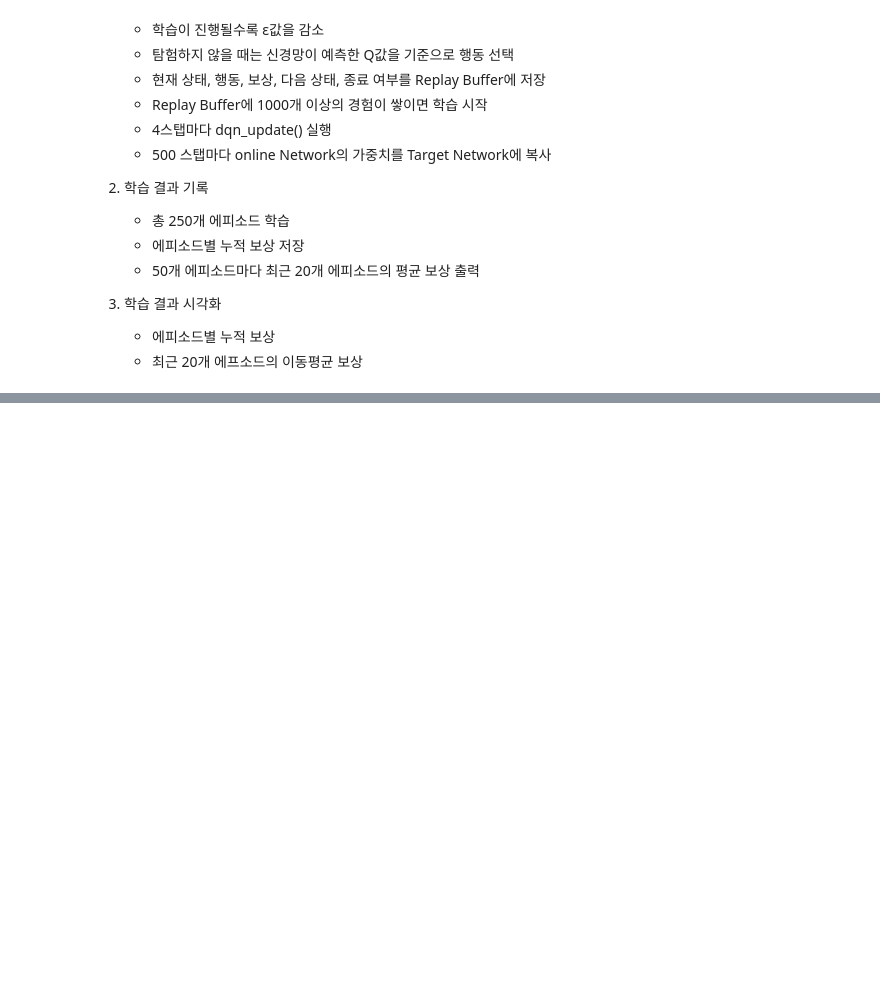
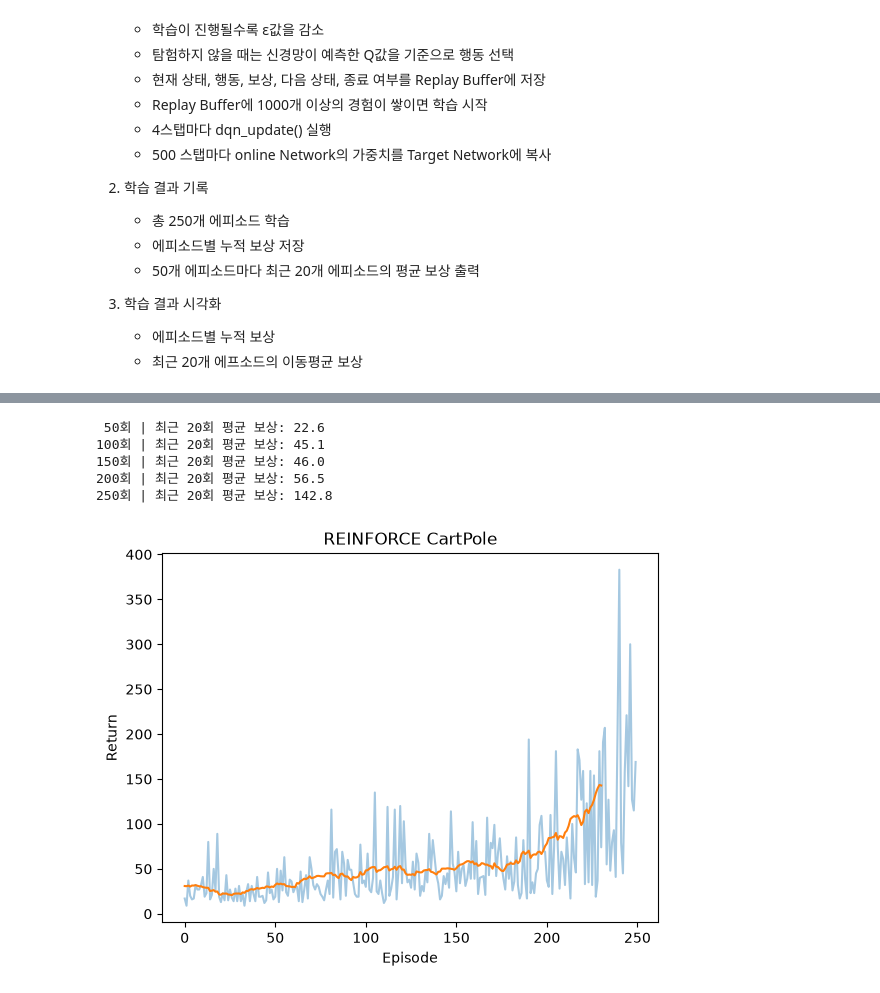
Before and after one commit to OhSeungAh2/multimodal, a Jupyter notebook: 4_딥강화학습_실습문제.ipynb, the cells around one changed output, grey strips where cells are left out. Saved outputs shown, nothing was run; the diff lists cells and outputs as text; code cells hidden in the pictures; blank space fills up the shorter version.

```diff
--- a/4_딥강화학습_실습문제.ipynb
+++ b/4_딥강화학습_실습문제.ipynb
@@ -289,0 +292,9 @@ plt.show()
+# %%
+# 위 내용을 함수로 만든거
+def discounted_returns(rewards,gamma=0.99):
+    out=[]; running=0.0
+    for r in reversed(rewards):
+        running=float(r)+gamma*running
+        out.append(running)
+    return list(reversed(out))
+print('예시:',discounted_returns([1,1,1],gamma=0.9))
@@ -289,0 +303,13 @@ plt.show()
+# %%
+class PolicyNet(nn.Module):
+    def __init__(self, obs_dim=4, n_actions=2):
+        super().__init__()
+
+        self.net = nn.Sequential(
+            nn.Linear(obs_dim, 64),  # 입력 4개(상태) → 은닉층 뉴런 64개
+            nn.Tanh(),               # 활성화 함수: 출력값을 -1 ~ 1 범위로 변환
+            nn.Linear(64, n_actions) # 은닉층 64개 → 행동 2개의 로짓(Logit) 출력
+        )
+
+    def forward(self, x):
+        return self.net(x)  # 행동별 로짓 반환 (아직 확률이 아님)
@@ -289,0 +400,12 @@ plt.show()
+# %%
+reinforce_model,reinforce_scores=train_reinforce(episodes=250)
+plt.plot(reinforce_scores,alpha=.4)
+if len(reinforce_scores)>=20:plt.plot(np.convolve(reinforce_scores,np.ones(20)/20,mode='valid'))
+plt.title('REINFORCE CartPole');plt.xlabel('Episode');plt.ylabel('Return');plt.show()
+# %% [output]
+ 50회 | 최근 20회 평균 보상: 22.6
+100회 | 최근 20회 평균 보상: 45.1
+150회 | 최근 20회 평균 보상: 46.0
+200회 | 최근 20회 평균 보상: 56.5
+250회 | 최근 20회 평균 보상: 142.8
+[figure, added]
```
Also changed, not shown: parts of 7 cells of this notebook, 8 other files.
